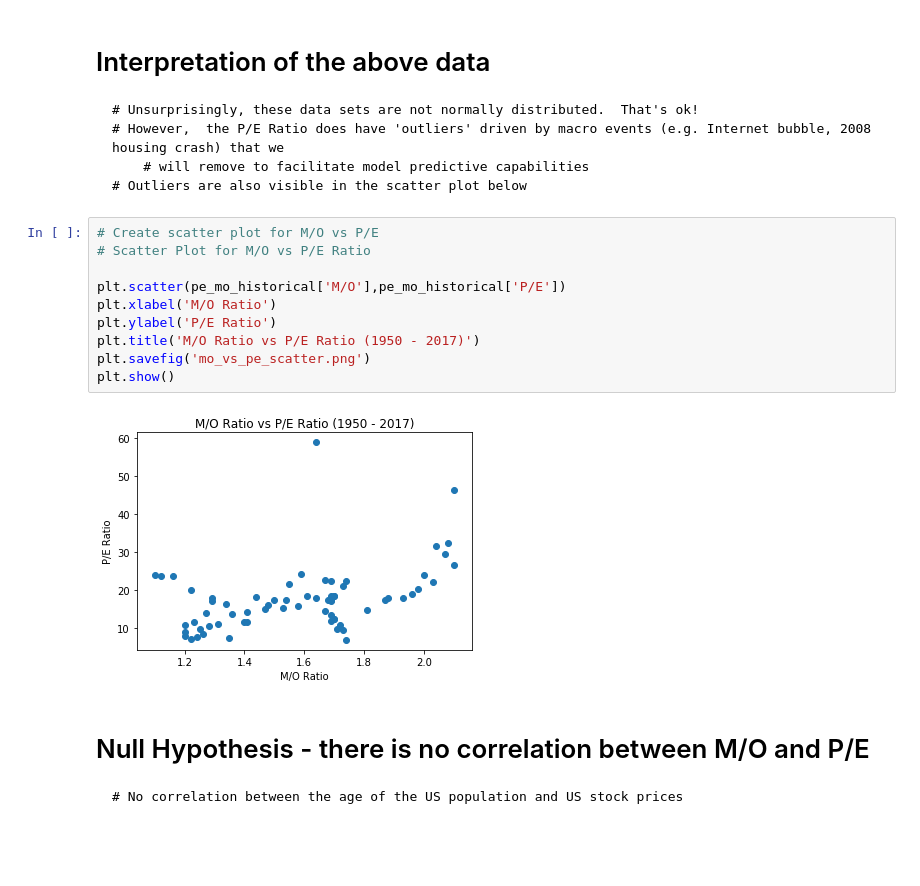
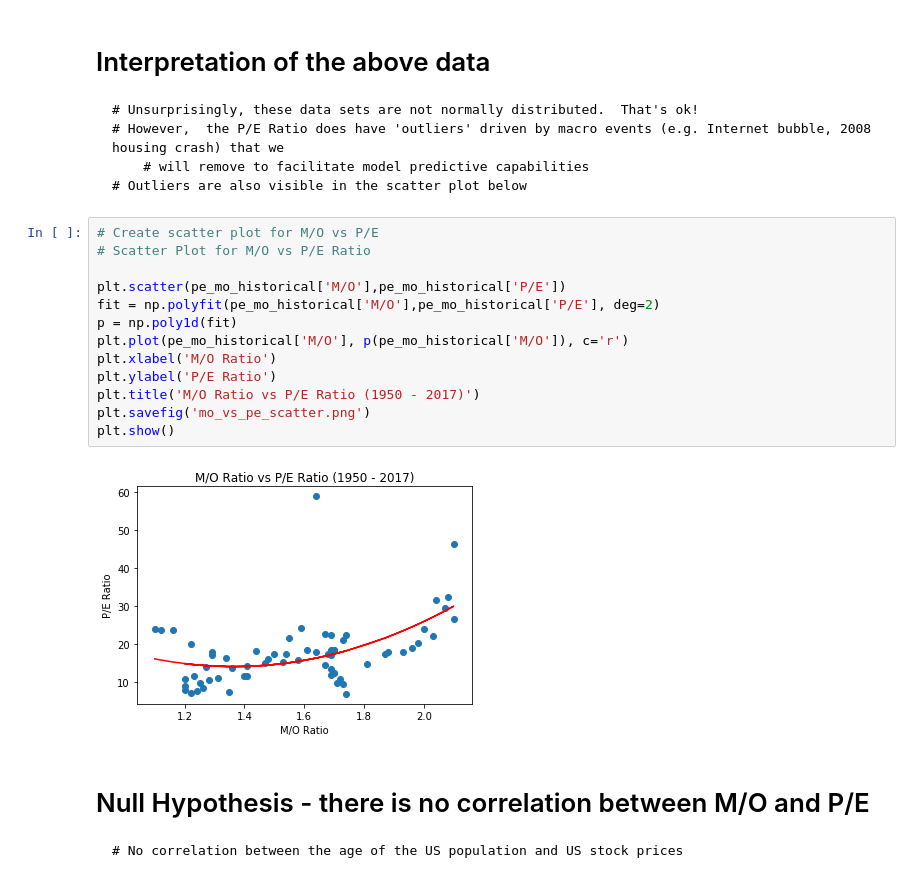
Before and after one commit to hgfowler08/project1, a Jupyter notebook: Aging and Stock Market Prices.ipynb, the cells around one changed output. Drawn from its saved outputs; the diff is of its cells as text; blank space fills up the shorter version.

```diff
--- a/Aging and Stock Market Prices.ipynb
+++ b/Aging and Stock Market Prices.ipynb
@@ -276,15 +305,18 @@ plt.show()
 # %%
 # Create scatter plot for M/O vs P/E
 # Scatter Plot for M/O vs P/E Ratio
 
 plt.scatter(pe_mo_historical['M/O'],pe_mo_historical['P/E'])
+fit = np.polyfit(pe_mo_historical['M/O'],pe_mo_historical['P/E'], deg=2)
+p = np.poly1d(fit)
+plt.plot(pe_mo_historical['M/O'], p(pe_mo_historical['M/O']), c='r')
 plt.xlabel('M/O Ratio')
 plt.ylabel('P/E Ratio')
 plt.title('M/O Ratio vs P/E Ratio (1950 - 2017)')
 plt.savefig('mo_vs_pe_scatter.png')
 plt.show()
 # %% [output]
-[figure, old version]
+[figure, new version]
 # %% [markdown]
 # Null Hypothesis - there is no correlation between M/O and P/E
     # No correlation between the age of the US population and US stock prices
```
Also changed, not shown: parts of 6 cells of this notebook, 5 other files.
